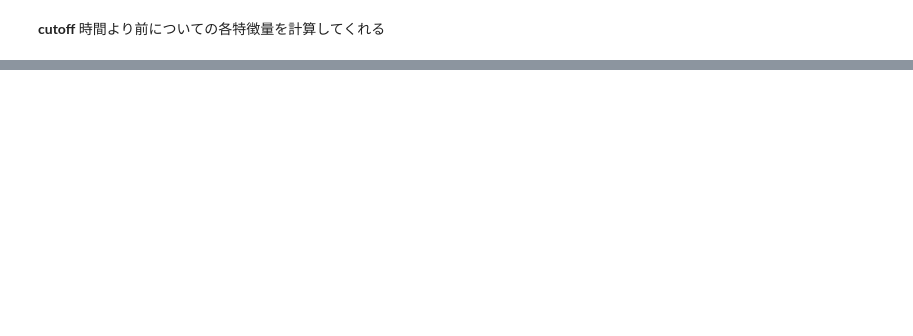
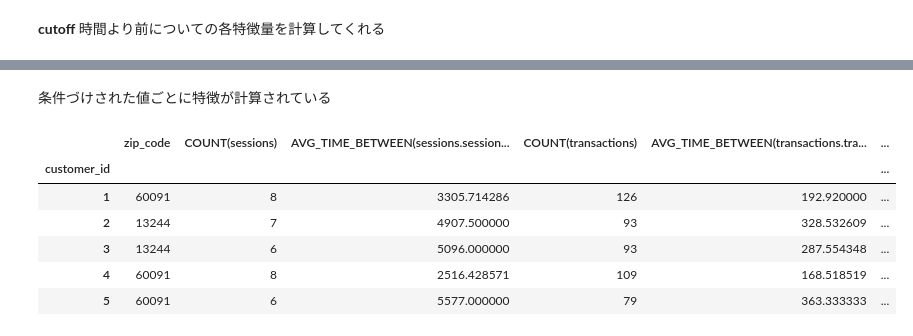
Before and after one commit to gingi99/HowToPython, a Jupyter notebook: featuretools/featuretools.ipynb, the cells around one changed output, grey strips where cells are left out. Saved outputs shown, nothing was run; the diff lists cells and outputs as text; code cells hidden in the pictures; blank space fills up the shorter version.

Commit message:
update featuretools

```diff
--- a/featuretools/featuretools.ipynb
+++ b/featuretools/featuretools.ipynb
@@ -669,0 +678,2 @@ fm
+# %%
+es_flight = ft.demo.load_flight(nrows=100)
@@ -669,0 +706,2 @@ fm
+# %%
+es = ft.demo.load_mock_customer(return_entityset=True)
@@ -669,0 +774,12 @@ fm
+# %%
+es["sessions"]["device"].interesting_values = ["desktop", "mobile", "tablet"] # deviceにある各値で条件付け
+# %%
+feature_matrix, feature_defs = ft.dfs(
+    entityset=es,
+    target_entity="customers",
+    agg_primitives=["count", "avg_time_between"],
+    where_primitives=["count", "avg_time_between"],
+    trans_primitives=[]
+)
+print(feature_matrix.shape)
+pprint.pprint(feature_defs)
@@ -669,0 +799,12 @@ fm
+# %% [markdown]
+条件づけされた値ごとに特徴が計算されている
+# %%
+feature_matrix
+# %% [output]
+|  | zip_code | COUNT(sessions) | AVG_TIME_BETWEEN(sessions.session... | COUNT(transactions) | AVG_TIME_BETWEEN(transactions.tra... | ... |
+| customer_id |  |  |  |  |  | ... |
+| 1 | 60091 | 8 | 3305.714286 | 126 | 192.920000 | ... |
+| 2 | 13244 | 7 | 4907.500000 | 93 | 328.532609 | ... |
+| 3 | 13244 | 6 | 5096.000000 | 93 | 287.554348 | ... |
+| 4 | 60091 | 8 | 2516.428571 | 109 | 168.518519 | ... |
+| 5 | 60091 | 6 | 5577.000000 | 79 | 363.333333 | ... |
```
Also changed, not shown: parts of 51 cells of this notebook.
